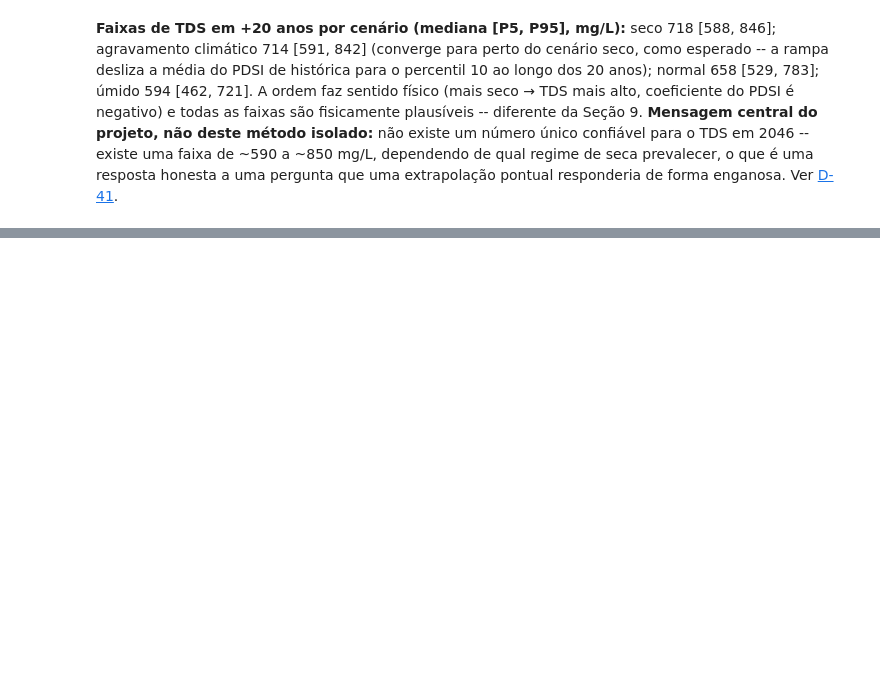
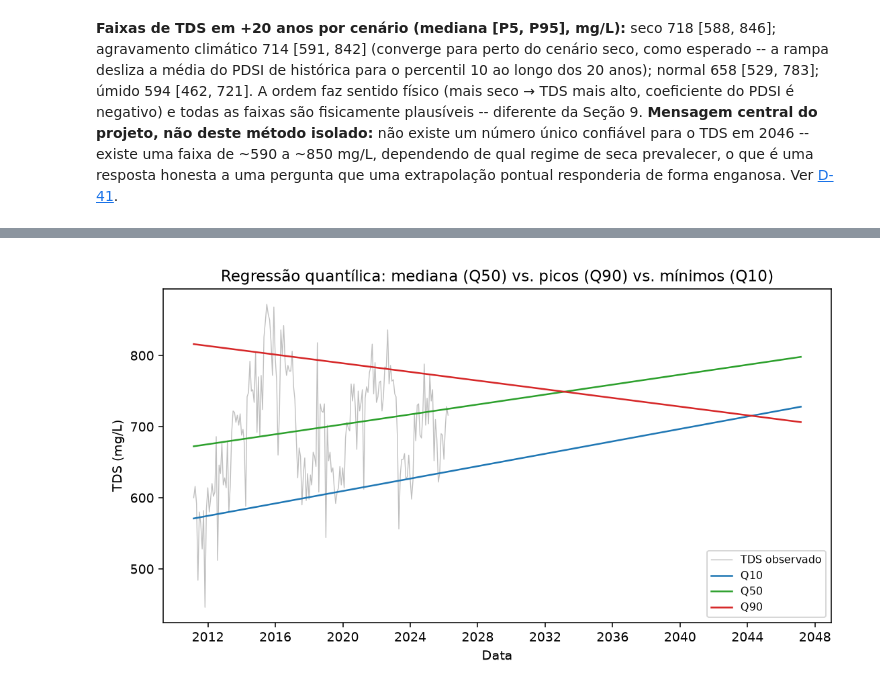
Before and after one commit to igorfnogueira/projeto-aplicado, a Jupyter notebook: notebook.ipynb, the cells around one changed output, grey strips where cells are left out. Cells and saved outputs as stored; diff of their text form; code cells hidden in the pictures; blank space fills up the shorter version.

```diff
--- a/notebook.ipynb
+++ b/notebook.ipynb
@@ -824,0 +895,4 @@ display(Image(filename='Artigo/images/cenarios-pdsi-horizontes.png'))
+# %%
+display(Image(filename='Artigo/images/regressao-quantilica-tds.png'))
+# %% [output]
+[figure, added]
```
Also changed, not shown: parts of 21 cells of this notebook, 21 other files.
